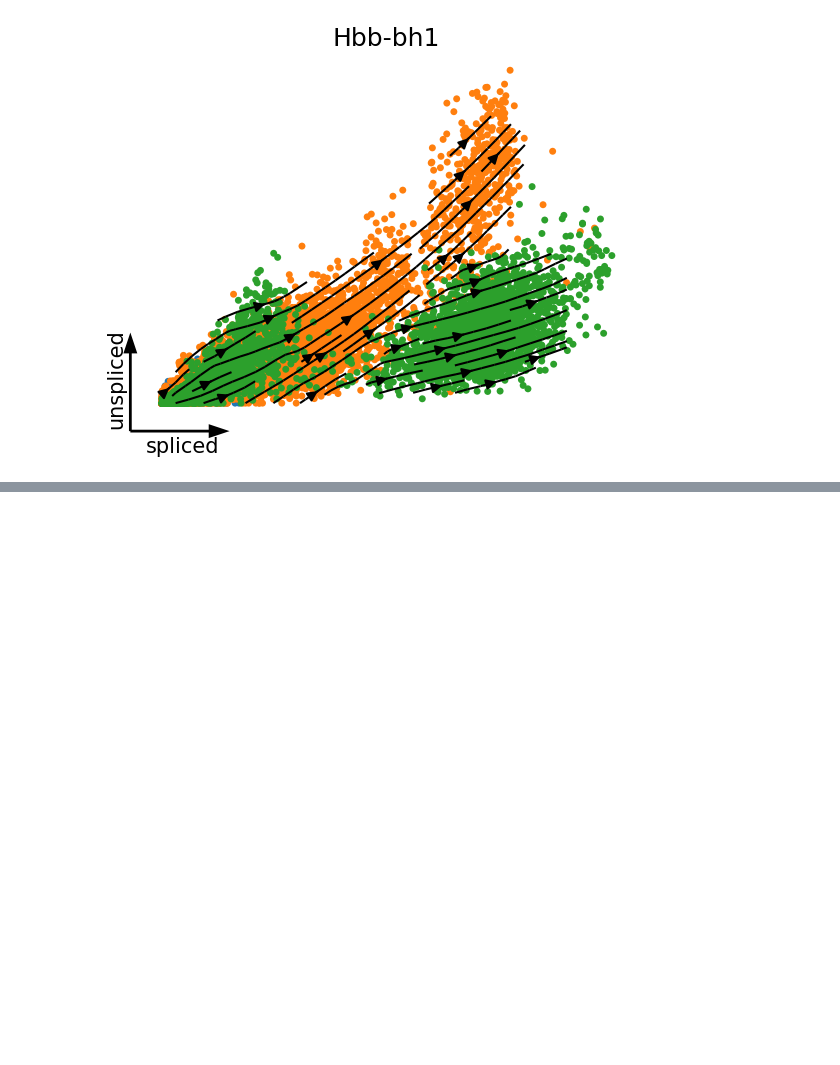
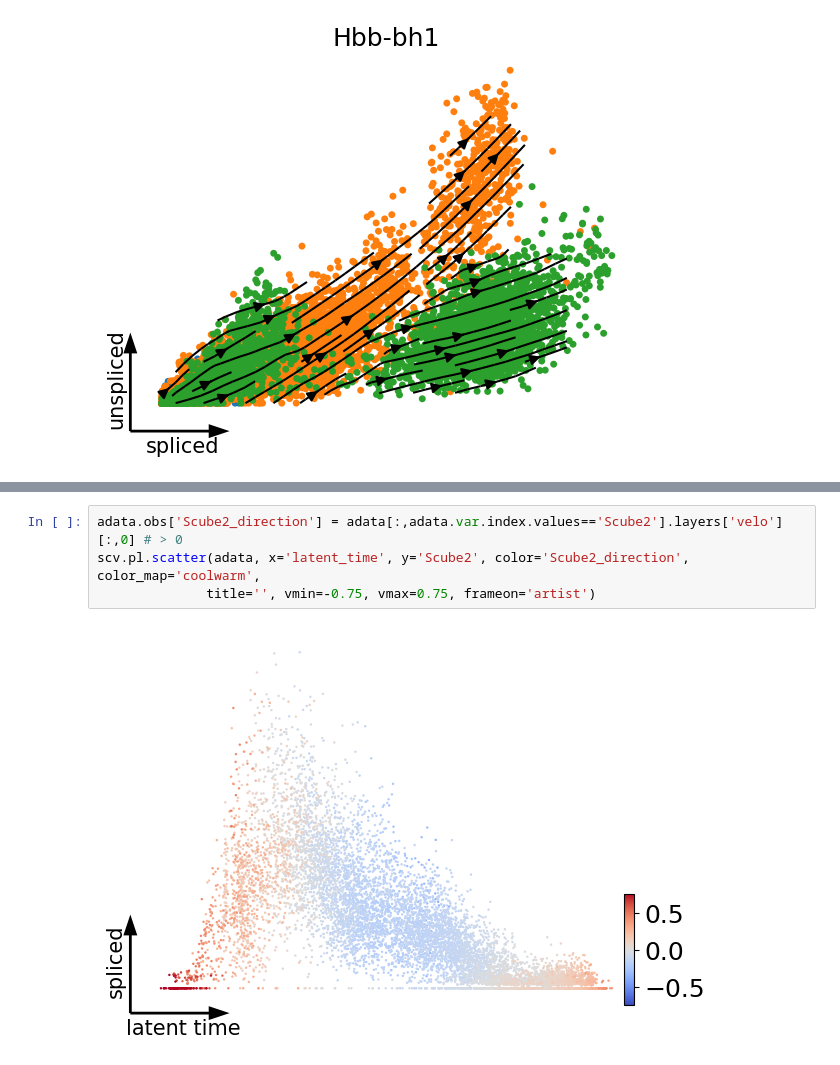
Before and after one commit to Spencerfar/LatentVelo, a Jupyter notebook: paper_notebooks/Mouse erythroid.ipynb, the cells around one changed output, grey strips where cells are left out. Drawn from its saved outputs; the diff is of its cells as text; blank space fills up the shorter version.

```diff
--- a/paper_notebooks/Mouse erythroid.ipynb
+++ b/paper_notebooks/Mouse erythroid.ipynb
@@ -132,0 +142,6 @@ plt.show()
+# %%
+adata.obs['Scube2_direction'] = adata[:,adata.var.index.values=='Scube2'].layers['velo'][:,0] # > 0
+scv.pl.scatter(adata, x='latent_time', y='Scube2', color='Scube2_direction', color_map='coolwarm',
+              title='', vmin=-0.75, vmax=0.75, frameon='artist')
+# %% [output]
+[figure, added]
```
Also changed, not shown: parts of 4 cells of this notebook, 4 other files.
